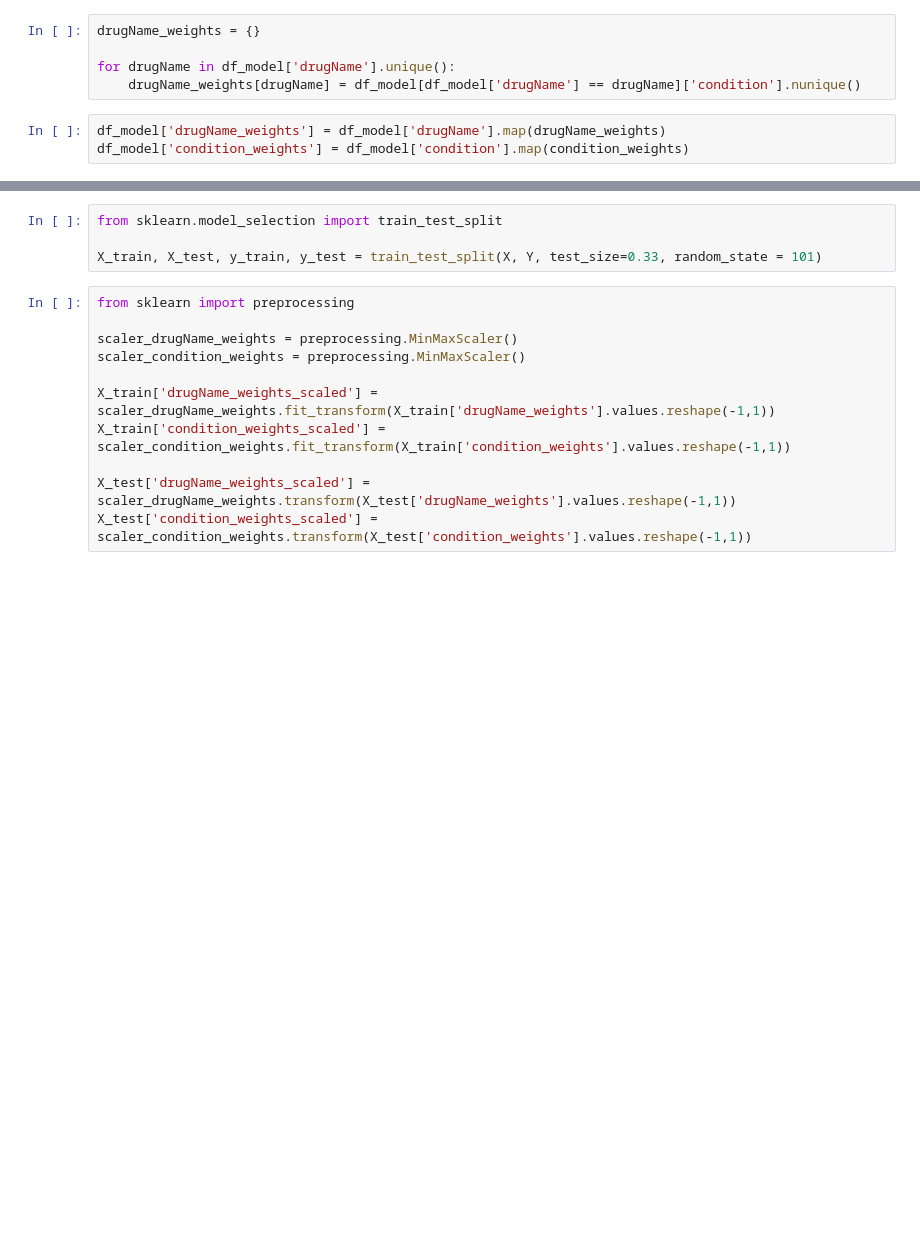
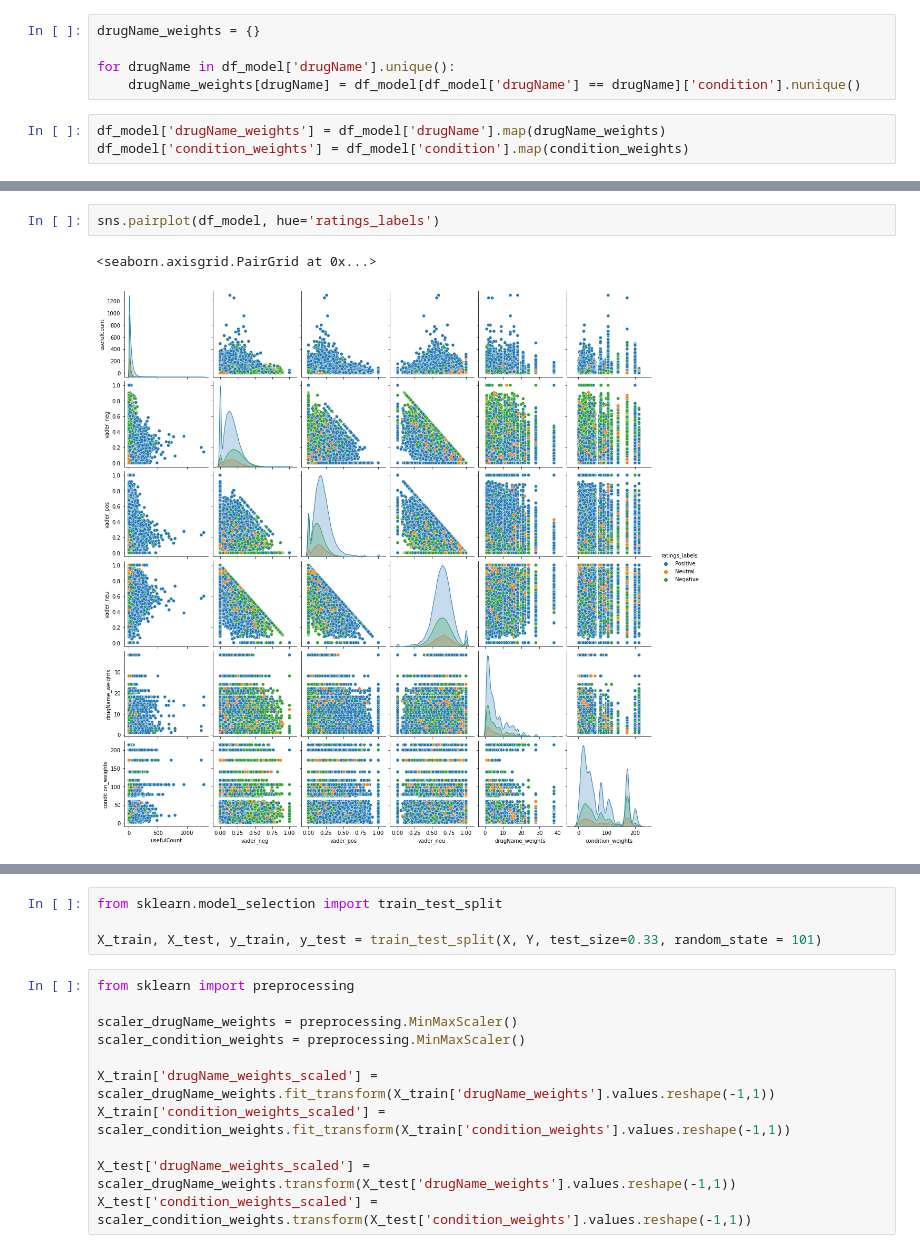
Before and after one commit to sushanthsreenivas/Patient-Drug-Reviews-Analysis-Using-Clustering, a Jupyter notebook: IS 567 Final Project.ipynb, the cells around one changed output, grey strips where cells are left out. Drawn from its saved outputs; the diff is of its cells as text; blank space fills up the shorter version.

```diff
--- a/IS 567 Final Project.ipynb
+++ b/IS 567 Final Project.ipynb
@@ -429,0 +438,5 @@ Y = df_model[['ratings_labels']]
+# %%
+sns.pairplot(df_model, hue='ratings_labels')
+# %% [output]
+<seaborn.axisgrid.PairGrid at 0x...>
+[figure, added]
```
Also changed, not shown: parts of 71 cells of this notebook.
